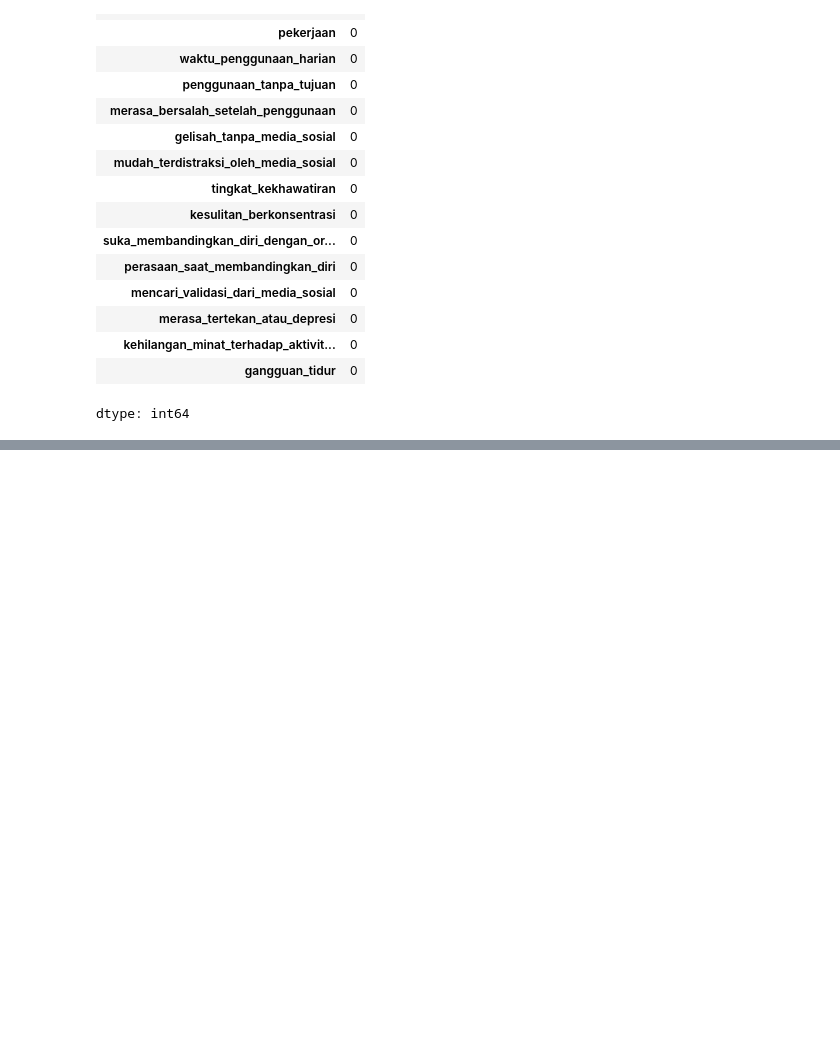
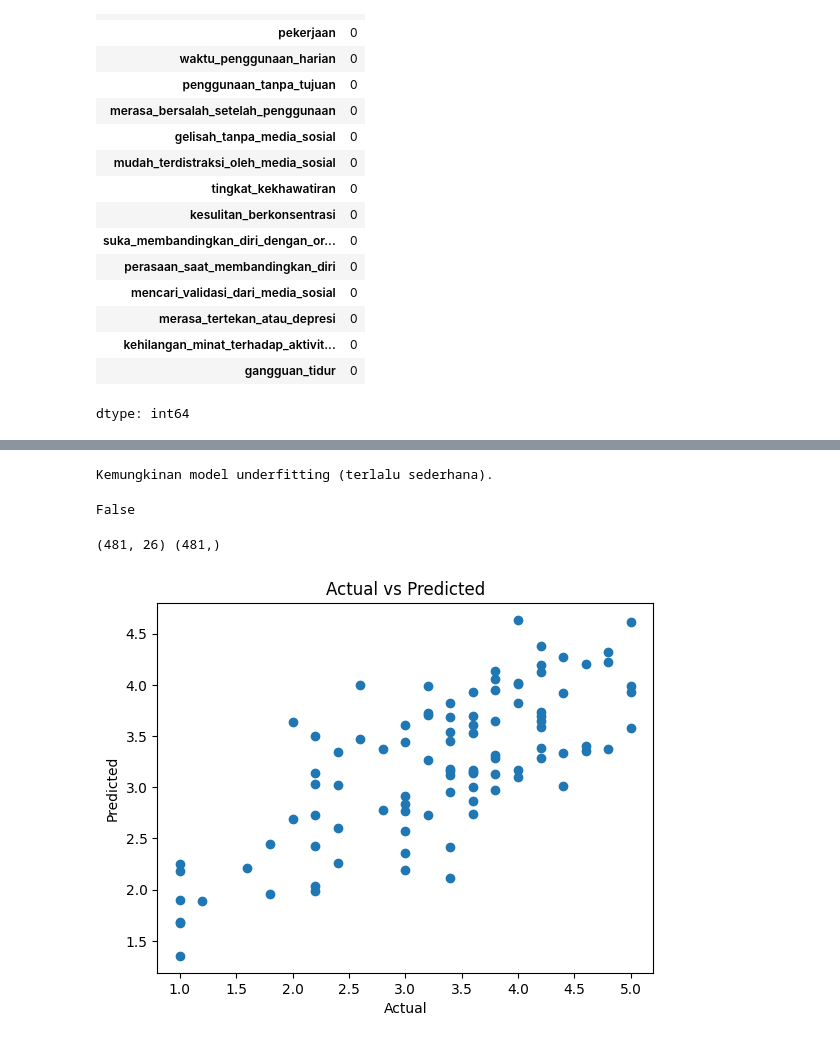
Before and after one commit to sahrul3114/Project-iseng, a Jupyter notebook: Project_iseng.ipynb, the cells around one changed output, grey strips where cells are left out. Saved outputs shown, nothing was run; the diff lists cells and outputs as text; code cells hidden in the pictures; blank space fills up the shorter version.

Commit message:
feature engineering dan building model

```diff
--- a/Project_iseng.ipynb
+++ b/Project_iseng.ipynb
@@ -194,0 +241,5 @@ df2["waktu_penggunaan_harian"] = df2["waktu_penggunaan_harian"].apply(convert_ti
+# %%
+df2['waktu_penggunaan_harian']= df2['waktu_penggunaan_harian'].fillna(df2['waktu_penggunaan_harian'].median())
+df2["proporsi_tanpa_tujuan"] = df2["proporsi_tanpa_tujuan"].fillna(df2["proporsi_tanpa_tujuan"].median())
+# %%
+df2 = pd.get_dummies(df2, columns=["jenis_kelamin", "status_hubungan", "pekerjaan"], drop_first=True)
@@ -194,0 +248,28 @@ df2["waktu_penggunaan_harian"] = df2["waktu_penggunaan_harian"].apply(convert_ti
+# %%
+from sklearn.model_selection import train_test_split
+from sklearn.linear_model import LinearRegression
+from sklearn.preprocessing import RobustScaler
+
+X = df2.drop(["anxiety_score", "tingkat_kekhawatiran",
+              "kesulitan_berkonsentrasi", "merasa_tertekan_atau_depresi", "kehilangan_minat_terhadap_aktivitas_sehari-hari",
+              "gangguan_tidur"], axis=1)
+y = df2["anxiety_score"]
+
+X_train, X_test, y_train, y_test = train_test_split(X, y, test_size = 0.2, random_state = 42)
+
+
+numerical_cols = df2.select_dtypes(include=['number']).columns
+
+scaler = RobustScaler()
+df2[numerical_cols] = scaler.fit_transform(df2[numerical_cols])
+
+model = LinearRegression()
+model.fit(X_train, y_train)
+
+y_pred = model.predict(X_test)
+
+train_score = model.score(X_train, y_train)
+test_score = model.score(X_test, y_test)
+
+print(f"Train R²: {train_score:.4f}")
+print(f"Test R²: {test_score:.4f}")
@@ -194,0 +300,27 @@ df2["waktu_penggunaan_harian"] = df2["waktu_penggunaan_harian"].apply(convert_ti
+# %%
+# Interpretasi
+if train_score < 0.6 and test_score < 0.6:
+    print("Kemungkinan model underfitting (terlalu sederhana).")
+elif train_score > 0.9 and test_score < 0.6:
+    print("Kemungkinan model overfitting (terlalu kompleks).")
+else:
+    print("Model seimbang antara training dan testing.")
+# %% [output]
+Kemungkinan model underfitting (terlalu sederhana).
+# %%
+"anxiety_score" in X.columns  # Harusnya False
+# %% [output]
+False
+# %%
+print(X.shape, y.shape)
+# %% [output]
+(481, 26) (481,)
+# %%
+import matplotlib.pyplot as plt
+plt.scatter(y_test, y_pred)
+plt.xlabel("Actual")
+plt.ylabel("Predicted")
+plt.title("Actual vs Predicted")
+plt.show()
+# %% [output]
+[figure, added]
```
Also changed, not shown: parts of 7 cells of this notebook.
